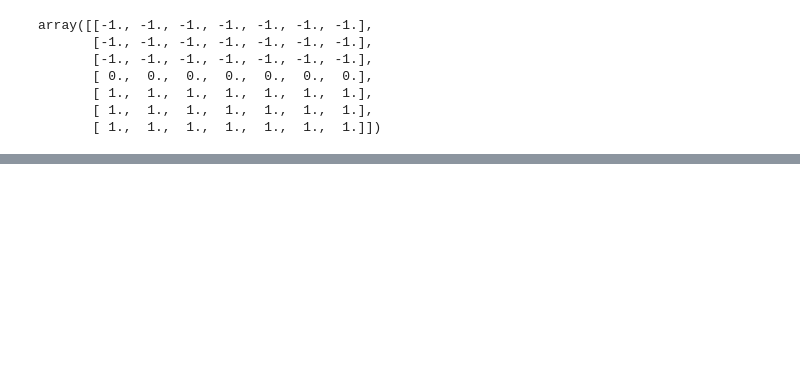
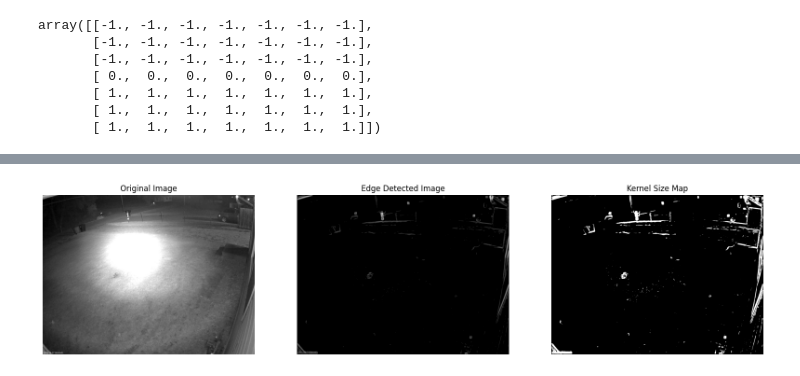
Before and after one commit to alyraafat/Computer-Vision-Assignments, a Jupyter notebook: assignment2/Assignment2.ipynb, the cells around one changed output, grey strips where cells are left out. Saved outputs shown, nothing was run; the diff lists cells and outputs as text; code cells hidden in the pictures; blank space fills up the shorter version.

```diff
--- a/assignment2/Assignment2.ipynb
+++ b/assignment2/Assignment2.ipynb
@@ -131,0 +158,4 @@ M, S = test_img('./test1.png', 7, 0)
+# %%
+M, S = test_img('./test3.png', 13, 10)
+# %% [output]
+[figure, added]
```
Also changed, not shown: parts of 8 cells of this notebook.
